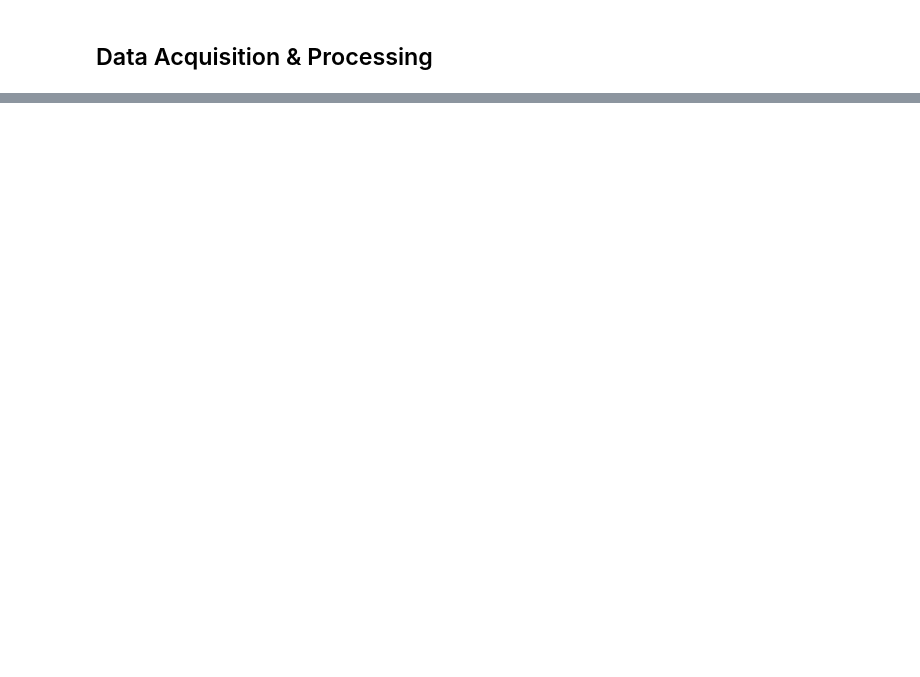
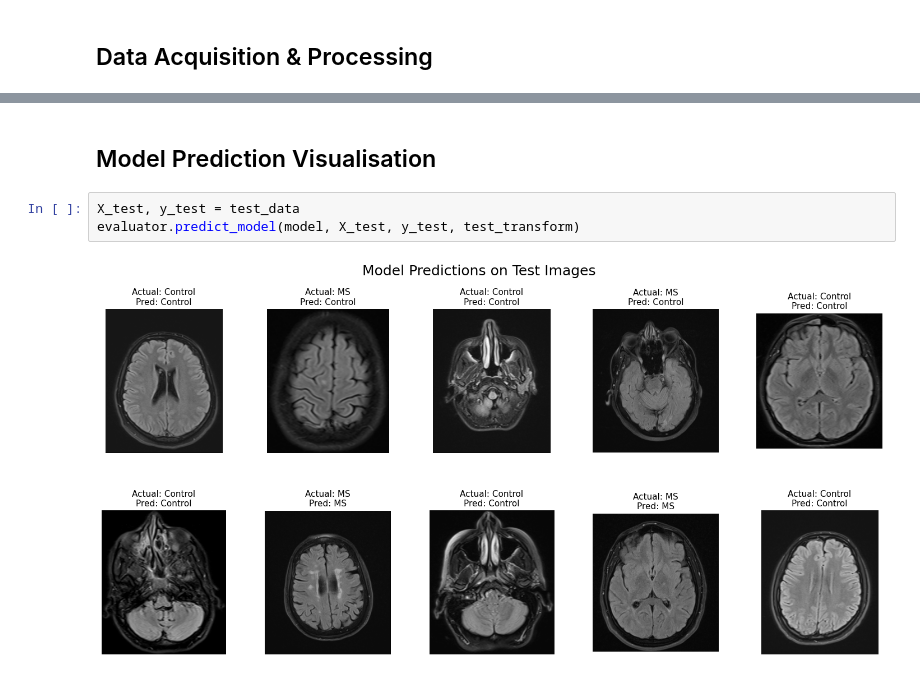
Before and after one commit to Mark-McNaught/ms-machine-learning-diagnosis, a Jupyter notebook: src/notebooks/Base-ResNet18-Model.ipynb, the cells around one changed output, grey strips where cells are left out. Cells and saved outputs as stored; diff of their text form; blank space fills up the shorter version.

```diff
--- a/src/notebooks/Base-ResNet18-Model.ipynb
+++ b/src/notebooks/Base-ResNet18-Model.ipynb
@@ -34,0 +128,7 @@ evaluator.evaluate_model(model, test_loader)
+# %% [markdown]
+## Model Prediction Visualisation
+# %%
+X_test, y_test = test_data
+evaluator.predict_model(model, X_test, y_test, test_transform)
+# %% [output]
+[figure, added]
```
Also changed, not shown: parts of 9 cells of this notebook, 5 other files.
